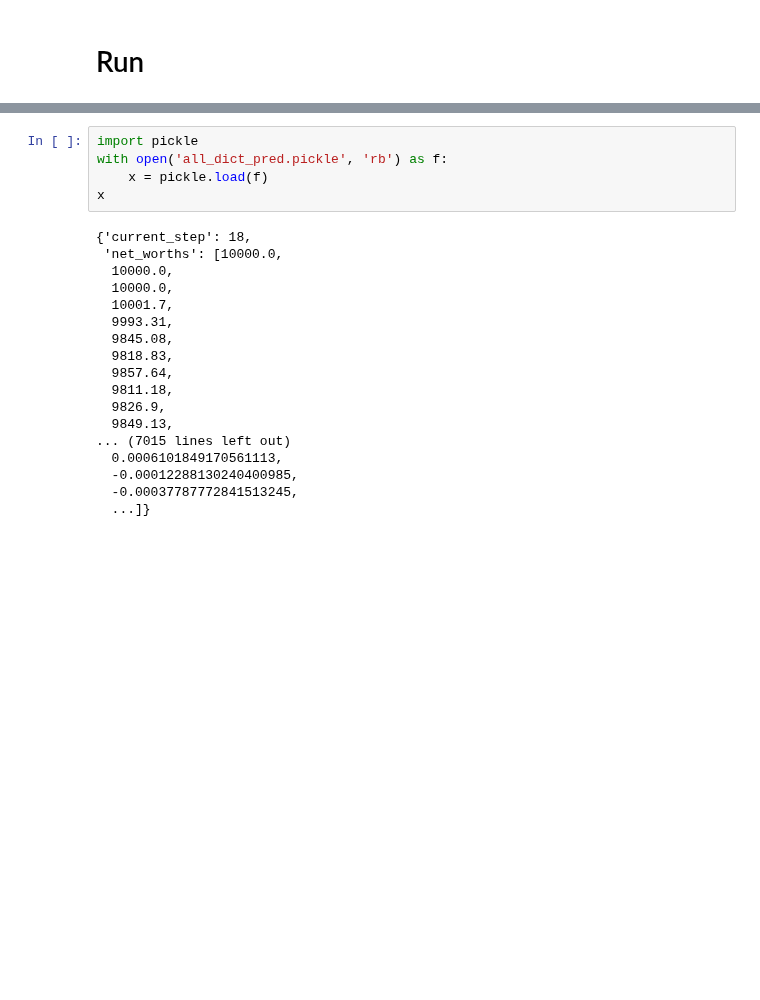
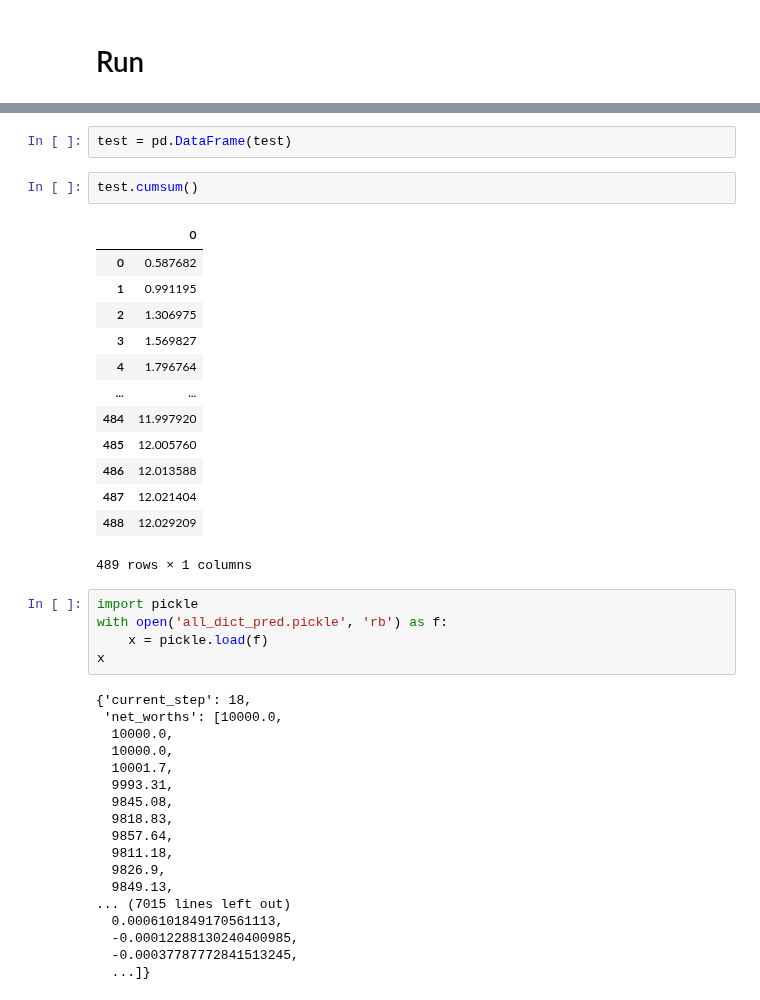
Before and after one commit to perjonasam/dunderbot, a Jupyter notebook: Playground.ipynb, the cells around one changed output, grey strips where cells are left out. Saved outputs shown, nothing was run; the diff lists cells and outputs as text; blank space fills up the shorter version.

```diff
--- a/Playground.ipynb
+++ b/Playground.ipynb
@@ -163,3 +155,21 @@ Wall time: 5.96 s
+# %%
+test = pd.DataFrame(test)
+# %%
+test.cumsum()
+# %% [output]
+|  | 0 |
+| 0 | 0.587682 |
+| 1 | 0.991195 |
+| 2 | 1.306975 |
+| 3 | 1.569827 |
+| 4 | 1.796764 |
+| ... | ... |
+| 484 | 11.997920 |
+| 485 | 12.005760 |
+| 486 | 12.013588 |
+| 487 | 12.021404 |
+| 488 | 12.029209 |
+489 rows × 1 columns
 # %%
 import pickle
 with open('all_dict_pred.pickle', 'rb') as f:
```
Also changed, not shown: parts of 4 cells of this notebook, 2 other files.
